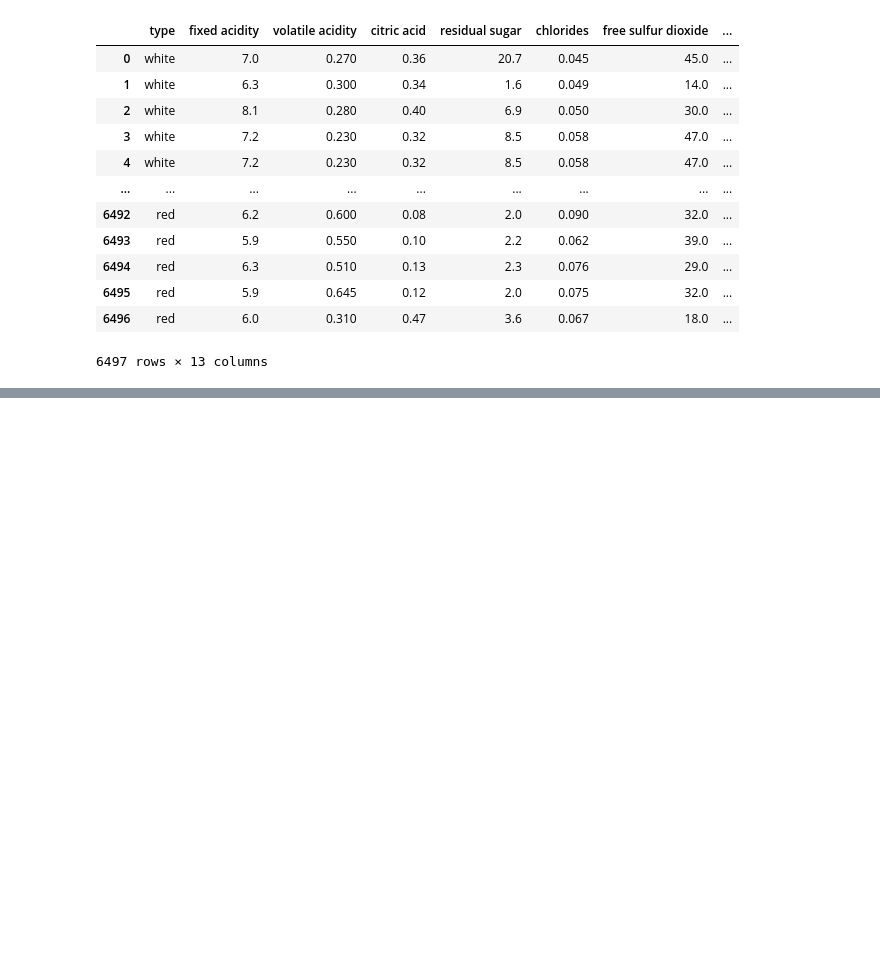
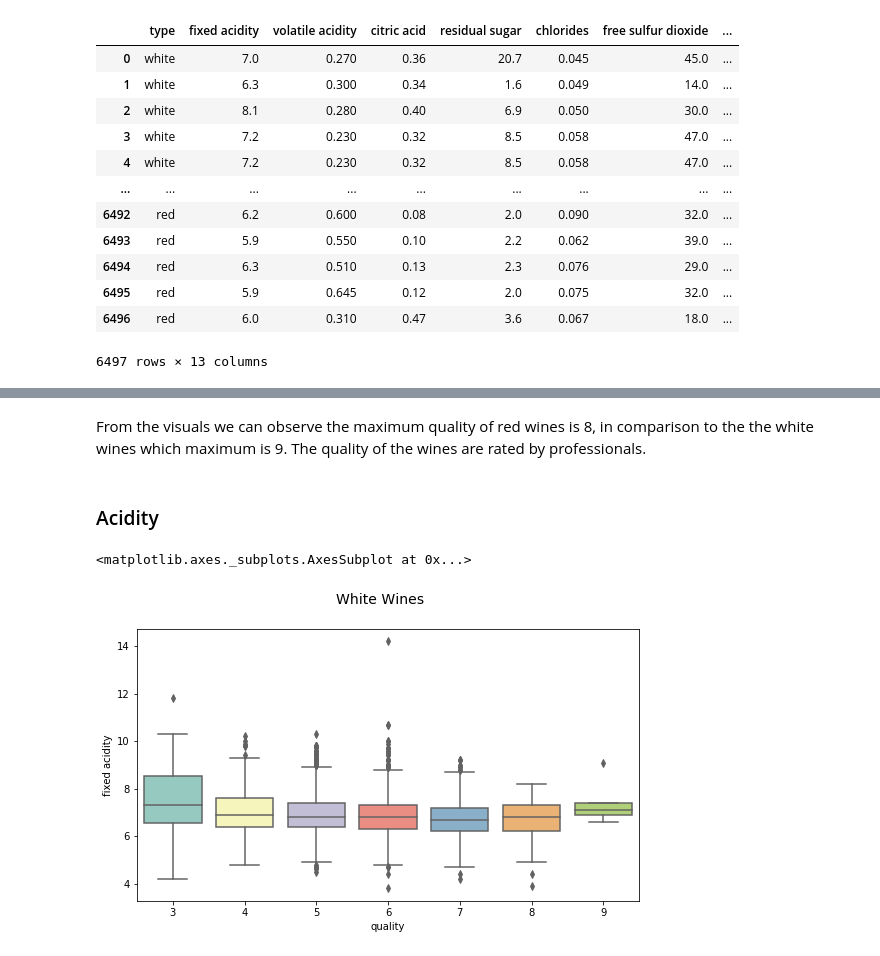
Before and after one commit to emilia329/WineFun, a Jupyter notebook: WineEDA.ipynb, the cells around one changed output, grey strips where cells are left out. Drawn from its saved outputs; the diff is of its cells as text; code cells hidden in the pictures; blank space fills up the shorter version.

```diff
--- a/WineEDA.ipynb
+++ b/WineEDA.ipynb
@@ -28,0 +144,11 @@ wine
+# %% [markdown]
+From the visuals we can observe the maximum quality of red wines is 8, in comparison to the the white wines which maximum is 9. The quality of the wines are rated by professionals.
+# %% [markdown]
+### Acidity
+# %%
+f= plt.figure(figsize=(9,5))
+f.suptitle('White Wines', fontsize= 14)
+sns.boxplot(x= 'quality' , y= 'fixed acidity' , data=white, palette ='Set3')
+# %% [output]
+<matplotlib.axes._subplots.AxesSubplot at 0x...>
+[figure, added]
```
Also changed, not shown: parts of 17 cells of this notebook.
